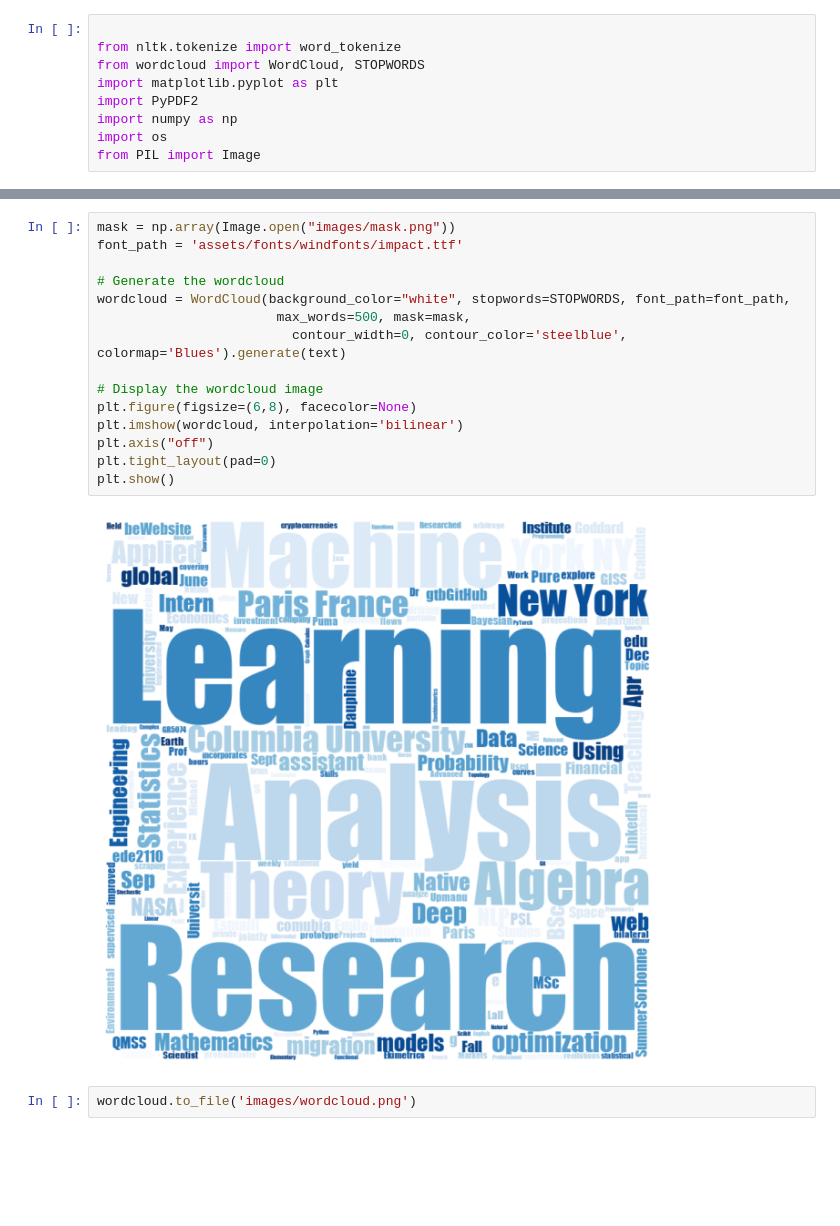
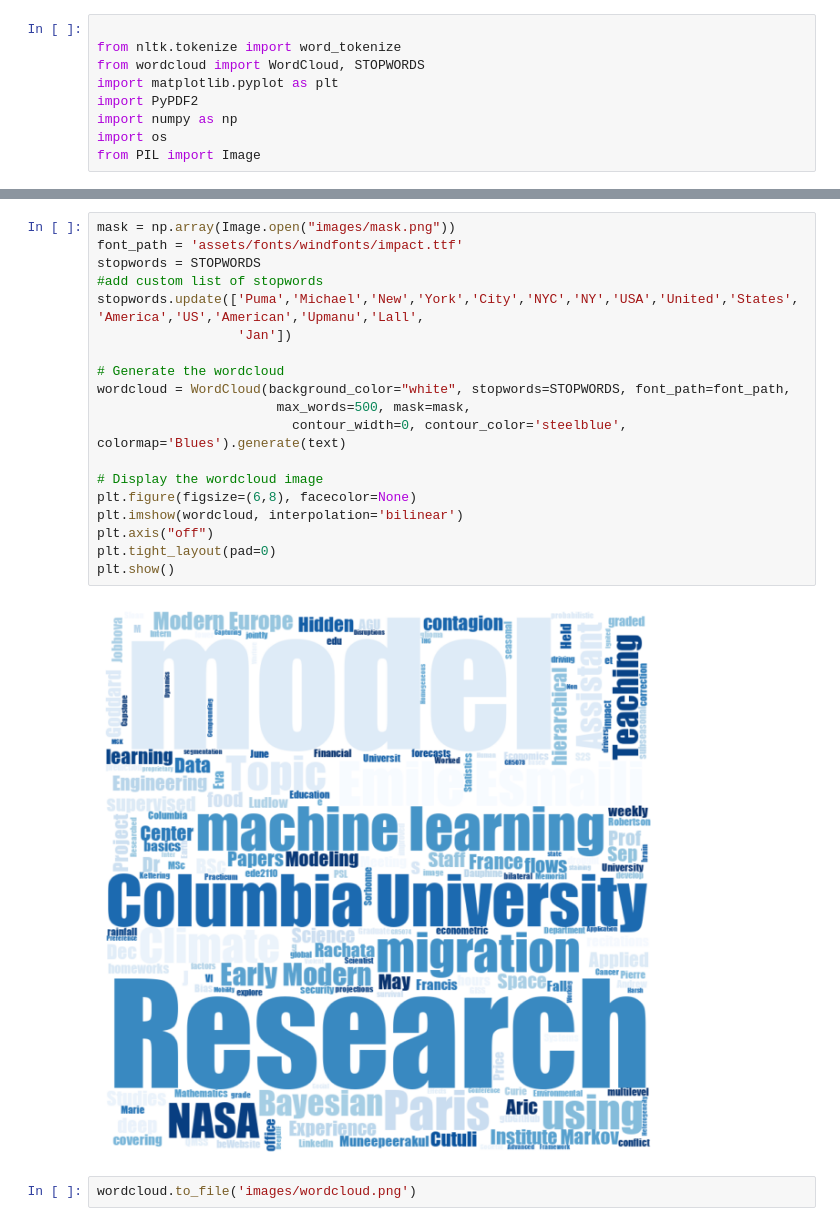
Before and after one commit to emileDesmaili/emileDesmaili.github.io, a Jupyter notebook: wordcloud_CV.ipynb, the cells around one changed output, grey strips where cells are left out. Saved outputs shown, nothing was run; the diff lists cells and outputs as text; blank space fills up the shorter version.

```diff
--- a/wordcloud_CV.ipynb
+++ b/wordcloud_CV.ipynb
@@ -34,20 +34,24 @@ text
 # %%
 mask = np.array(Image.open("images/mask.png"))
 font_path = 'assets/fonts/windfonts/impact.ttf'
+stopwords = STOPWORDS
+#add custom list of stopwords
+stopwords.update(['Puma','Michael','New','York','City','NYC','NY','USA','United','States','America','US','American','Upmanu','Lall',
+                  'Jan'])
 
 # Generate the wordcloud
 wordcloud = WordCloud(background_color="white", stopwords=STOPWORDS, font_path=font_path,
                        max_words=500, mask=mask,
                          contour_width=0, contour_color='steelblue', colormap='Blues').generate(text)
 
 # Display the wordcloud image
 plt.figure(figsize=(6,8), facecolor=None)
 plt.imshow(wordcloud, interpolation='bilinear')
 plt.axis("off")
 plt.tight_layout(pad=0)
 plt.show()
 # %% [output]
-[figure, old version]
+[figure, new version]
 # %%
 wordcloud.to_file('images/wordcloud.png')
 # %% [output]
```
Also changed, not shown: parts of 1 cell of this notebook, 3 other files.
